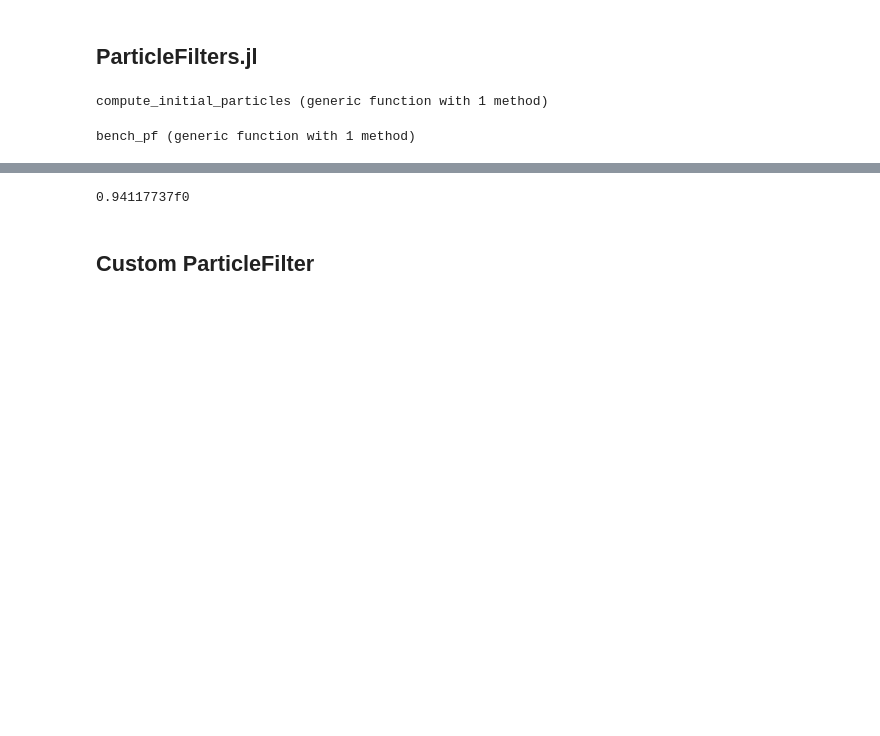
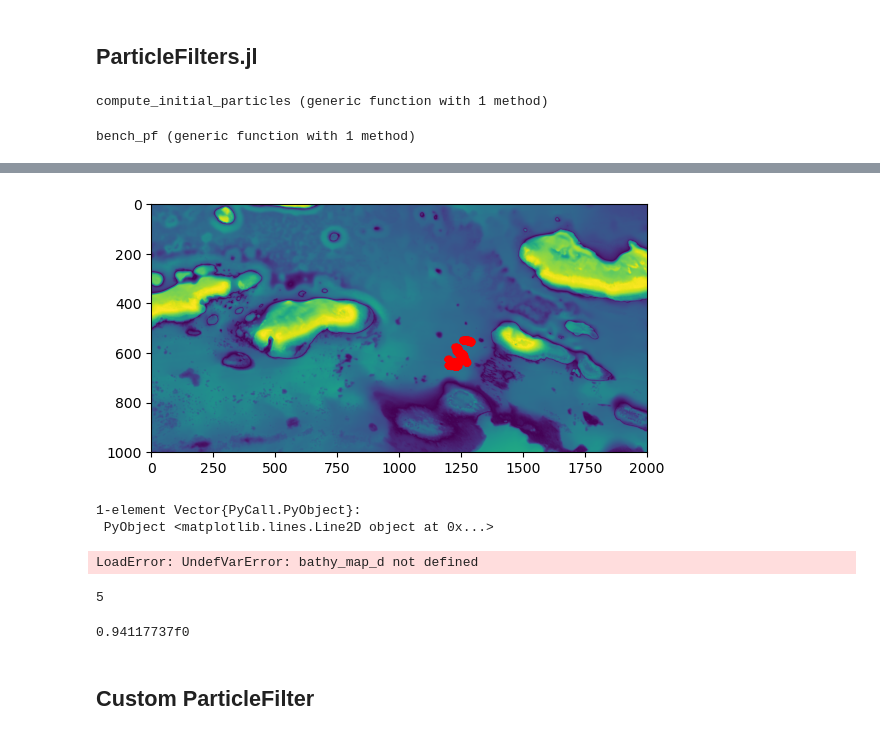
Before and after one commit to AmyPhung/GPUParticleFilter.jl, a Jupyter notebook: benchmarking.ipynb, the cells around one changed output, grey strips where cells are left out. Saved outputs shown, nothing was run; the diff lists cells and outputs as text; code cells hidden in the pictures; blank space fills up the shorter version.

```diff
--- a/benchmarking.ipynb
+++ b/benchmarking.ipynb
@@ -719,3 +766,44 @@ STATE_VEC_SIZE = 5 # x, y, θ, linear velocity, angular velocity
+# %%
+n = 300
+
+fig, ax = PyPlot.subplots()
+ax.imshow(-bathy_map)
+ax.plot(pf_result[n][:,1], pf_result[n][:,2], "r.")
+# %% [output]
+[figure, added]
+1-element Vector{PyCall.PyObject}:
+ PyObject <matplotlib.lines.Line2D object at 0x...>
+# %%
+# b = CUDA.CuDeviceMatrix{Float64}(bathy_map_d)
+typeof(cudaconvert(bathy_map_d))
+# %% [output]
+LoadError: UndefVarError: bathy_map_d not defined
+# %%
+SIM_TIME = 1000 # s
+N_STEPS = 1001
+
+SIM_MEASUREMENT_STD = 10 # Noise of simulated measurement
+MODEL_MEASUREMENT_STD = 0.2#10.0 #0.1 # Modeled noise value
+ϵ = 0.000001 # Minimum particle likelihood value, to avoid errors
+
+ts = range(0, stop=SIM_TIME, length=N_STEPS)
+
+# TODO: remove fixed timestamp
+DELTA_T = ts[2] - ts[1]
+rng = MersenneTwister(1)
+
+# Particle filter parameters
+N_PARTICLES = 1000
+INIT_STD_POS = 100 # Positional standard deviation
+INIT_STD_ROT = 1 # Rotational standard deviation (radians)
+
+PF_STD_POS = 0.1 # Positional standard deviation for particle filter updates
+PF_STD_ROT = 0.01 # Positional standard deviation for particle filter updates
+
+
+STATE_VEC_SIZE = 5 # x, y, θ, linear velocity, angular velocity
+# %% [output]
+5
 # %%
 # results = @benchmark runfilter(fil, b0, us, measurements) evals=1 samples=1
 # %%
```
Also changed, not shown: parts of 56 cells of this notebook.
